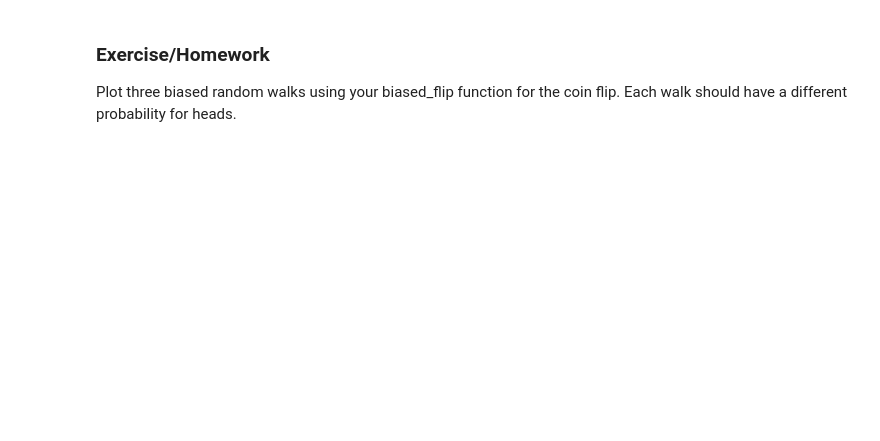
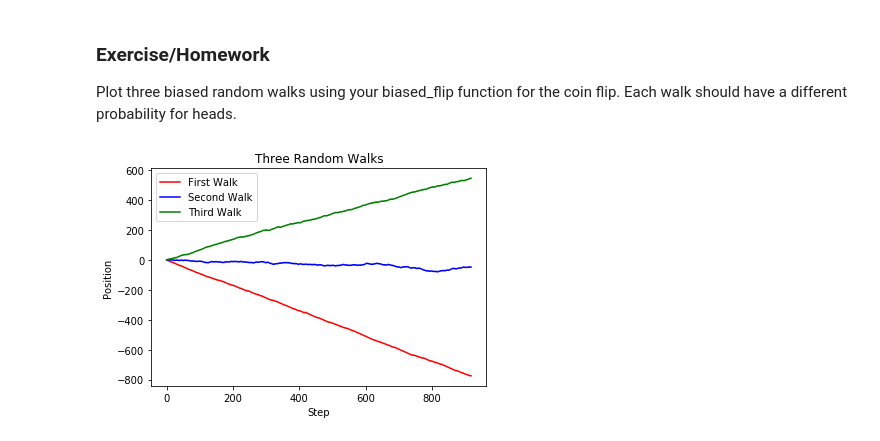
Before and after one commit to matthewosborne71/MastersHeadstartPython, a Jupyter notebook: ClassNotes/Probability and Some Plotting.ipynb, the cells around one changed output. Saved outputs shown, nothing was run; the diff lists cells and outputs as text; code cells hidden in the pictures; blank space fills up the shorter version.

```diff
--- a/ClassNotes/Probability and Some Plotting.ipynb
+++ b/ClassNotes/Probability and Some Plotting.ipynb
@@ -167,0 +219,37 @@ Plot three biased random walks using your biased_flip function for the coin flip
+# %%
+NumSteps = random.randint(0,1000)
+
+Positions1 = BiasWalk(NumSteps,random.random())
+Positions2 = BiasWalk(NumSteps,random.random())
+Positions3 = BiasWalk(NumSteps,random.random())
+# %%
+steps = range(len(Positions1))
+
+# Open a figure
+plt.figure()
+
+# plot the first walk
+plt.plot(steps, Positions1, color = "red", label = "First Walk")
+
+# plot the second walk
+plt.plot(steps, Positions2, color = "blue", label = "Second Walk")
+
+# plot the thirs walk
+plt.plot(steps, Positions3, color = "green", label = "Third Walk")
+
+# Add a title
+plt.title("Three Random Walks")
+
+# Add an x-axis label
+plt.xlabel("Step")
+
+# Add a y-axis label
+plt.ylabel("Position")
+
+# Add a plot legend
+plt.legend()
+
+# Show the plot
+plt.show()
+# %% [output]
+[figure, added]
```
Also changed, not shown: parts of 17 cells of this notebook, 1 other file.
